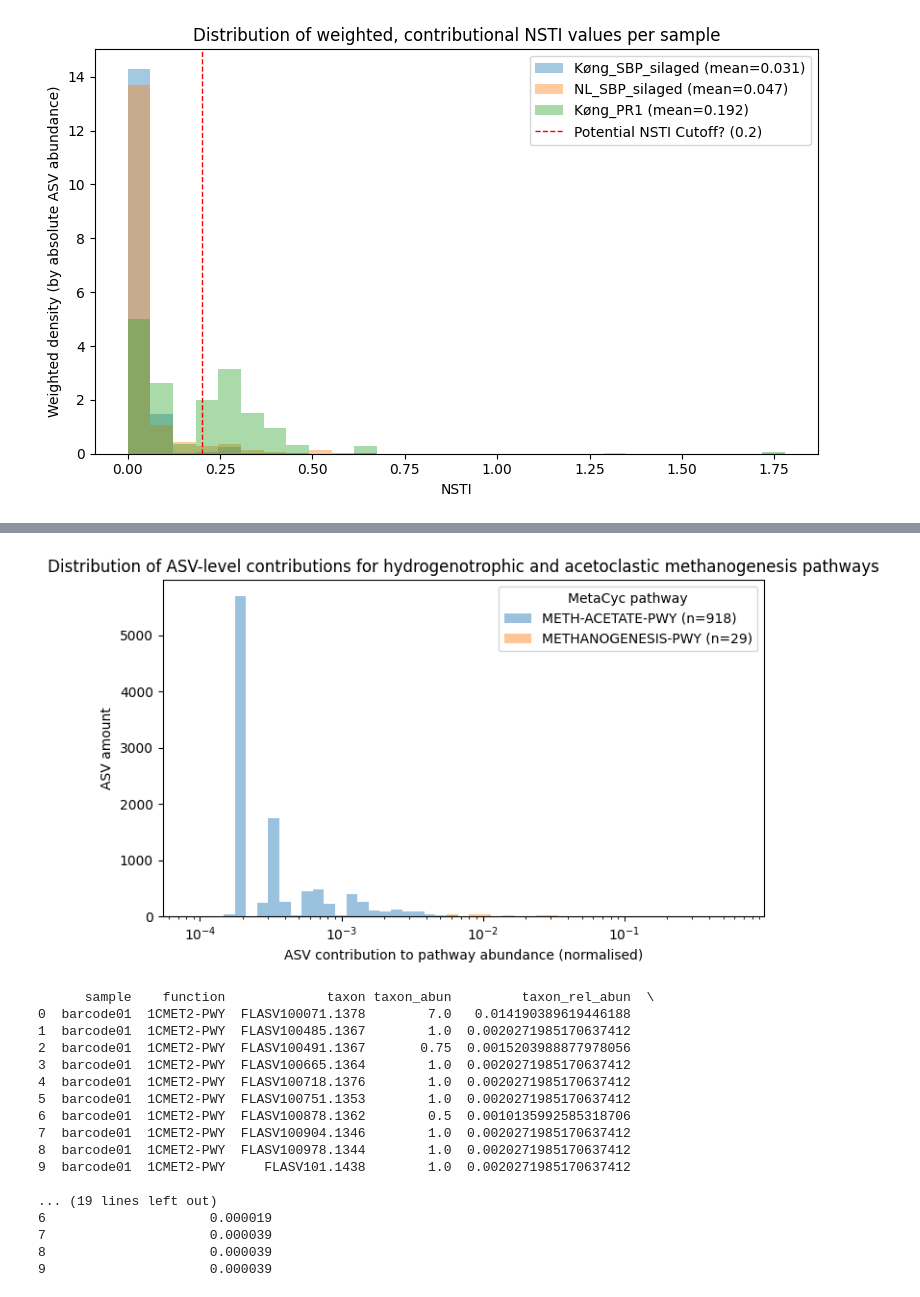
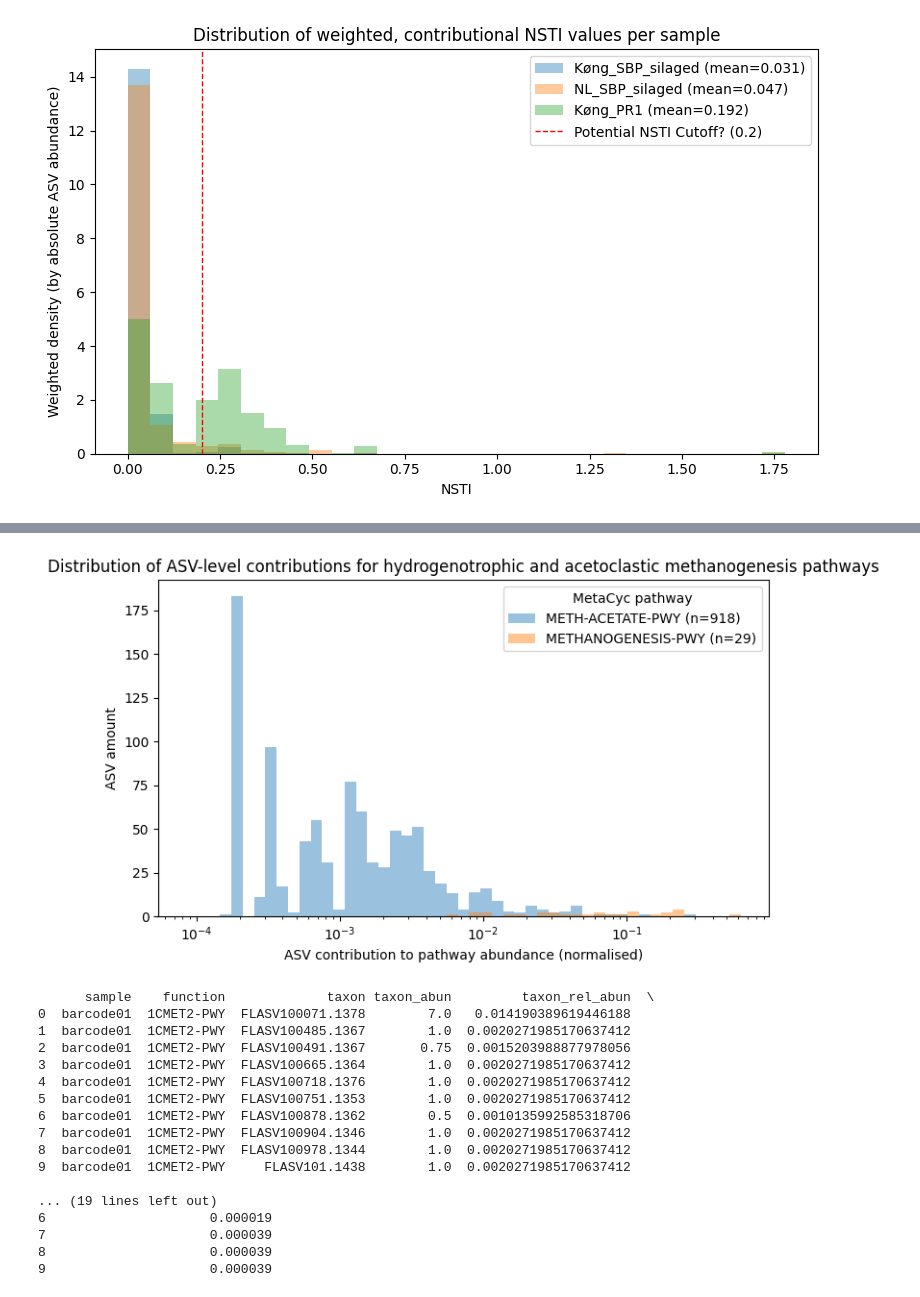
Before and after one commit to PachacutiX/Meta2Insight, a Jupyter notebook: code/picrust2_testruns/stratified/plots_three_stratified.ipynb, the cells around one changed output, grey strips where cells are left out. Drawn from its saved outputs; the diff is of its cells as text; code cells hidden in the pictures.

```diff
--- a/code/picrust2_testruns/stratified/plots_three_stratified.ipynb
+++ b/code/picrust2_testruns/stratified/plots_three_stratified.ipynb
@@ -325,35 +303,35 @@ plt.figure(figsize=(7.2, 4.5))
 xmin = max(1e-6, sub['norm_taxon_function_contrib'].min() * 0.5)
 xmin = 1e-6 if np.isinf(xmin) or np.isnan(xmin) else xmin
 xmin = max(xmin, 1e-6)
 xmax = min(1.0, max(1e-6, sub['norm_taxon_function_contrib'].max() * 1.1))
 bins = np.logspace(np.log10(xmin), np.log10(xmax if xmax > xmin else xmin*10), 50)
 
 for pw in pathways:
     s = sub.loc[sub["function"] == pw, 'norm_taxon_function_contrib']
     if s.empty:
         continue
     plt.hist(
         s.values,
         bins=bins,
-        density=True,
+        density=False,
         alpha=0.45,
         label=f"{pw} (n={len(s)})",
         edgecolor="none",
     )
 
 
 plt.xscale("log")
 plt.xlabel("ASV contribution to pathway abundance (normalised)")
 plt.ylabel("ASV amount")
 plt.title("Distribution of ASV-level contributions for hydrogenotrophic and acetoclastic methanogenesis pathways")
 plt.legend(title="MetaCyc pathway")
 plt.tight_layout()
 plt.show()
 
 
 print(df.head(10))
 # %% [output]
-[figure, old version]
+[figure, new version]
       sample    function             taxon taxon_abun         taxon_rel_abun  \
 0  barcode01  1CMET2-PWY  FLASV100071.1378        7.0   0.014190389619446188
 1  barcode01  1CMET2-PWY  FLASV100485.1367        1.0  0.0020271985170637412
```
Also changed, not shown: parts of 8 cells of this notebook.
